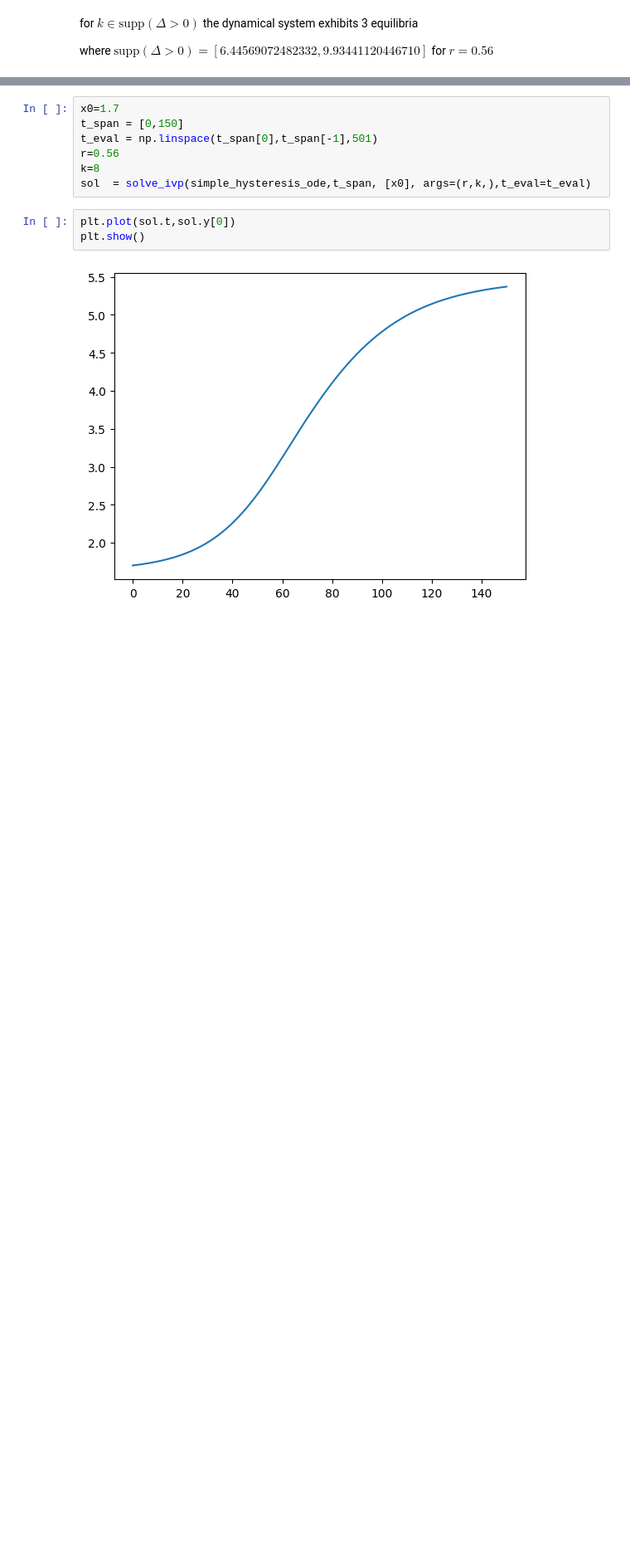
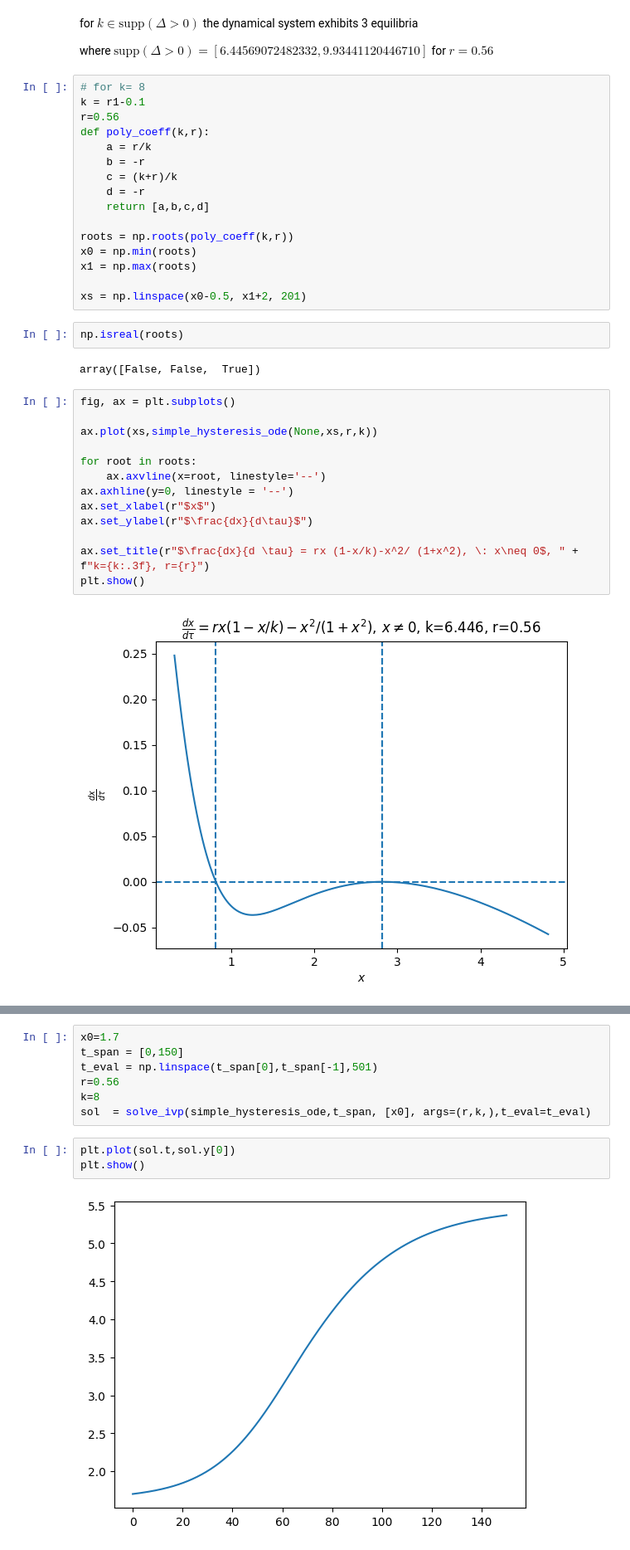
Before and after one commit to MalachiteWind/stable_node_control, a Jupyter notebook: hysteresis2.ipynb, the cells around one changed output, grey strips where cells are left out. Shown at 83% size. Saved outputs shown, nothing was run; the diff lists cells and outputs as text; blank space fills up the shorter version.

```diff
--- a/hysteresis2.ipynb
+++ b/hysteresis2.ipynb
@@ -78,3 +90,38 @@ plt.show()
 for $k \in \text{supp}(\Delta > 0)$ the dynamical system exhibits 3 equilibria
 
 where $\text{supp}(\Delta > 0) = [6.44569072482332,9.93441120446710]$ for $r=0.56$
+# %%
+# for k= 8
+k = r1-0.1
+r=0.56
+def poly_coeff(k,r):
+    a = r/k
+    b = -r
+    c = (k+r)/k
+    d = -r
+    return [a,b,c,d]
+
+roots = np.roots(poly_coeff(k,r))
+x0 = np.min(roots)
+x1 = np.max(roots)
+
+xs = np.linspace(x0-0.5, x1+2, 201)
+# %%
+np.isreal(roots)
+# %% [output]
+array([False, False,  True])
+# %%
+fig, ax = plt.subplots()
+
+ax.plot(xs,simple_hysteresis_ode(None,xs,r,k))
+
+for root in roots:
+    ax.axvline(x=root, linestyle='--')
+ax.axhline(y=0, linestyle = '--')
+ax.set_xlabel(r"$x$")
+ax.set_ylabel(r"$\frac{dx}{d\tau}$")
+
+ax.set_title(r"$\frac{dx}{d \tau} = rx (1-x/k)-x^2/ (1+x^2), \: x\neq 0$, " + f"k={k:.3f}, r={r}")
+plt.show()
+# %% [output]
+[figure, added]
```
Also changed, not shown: parts of 5 cells of this notebook, 1 other file.
